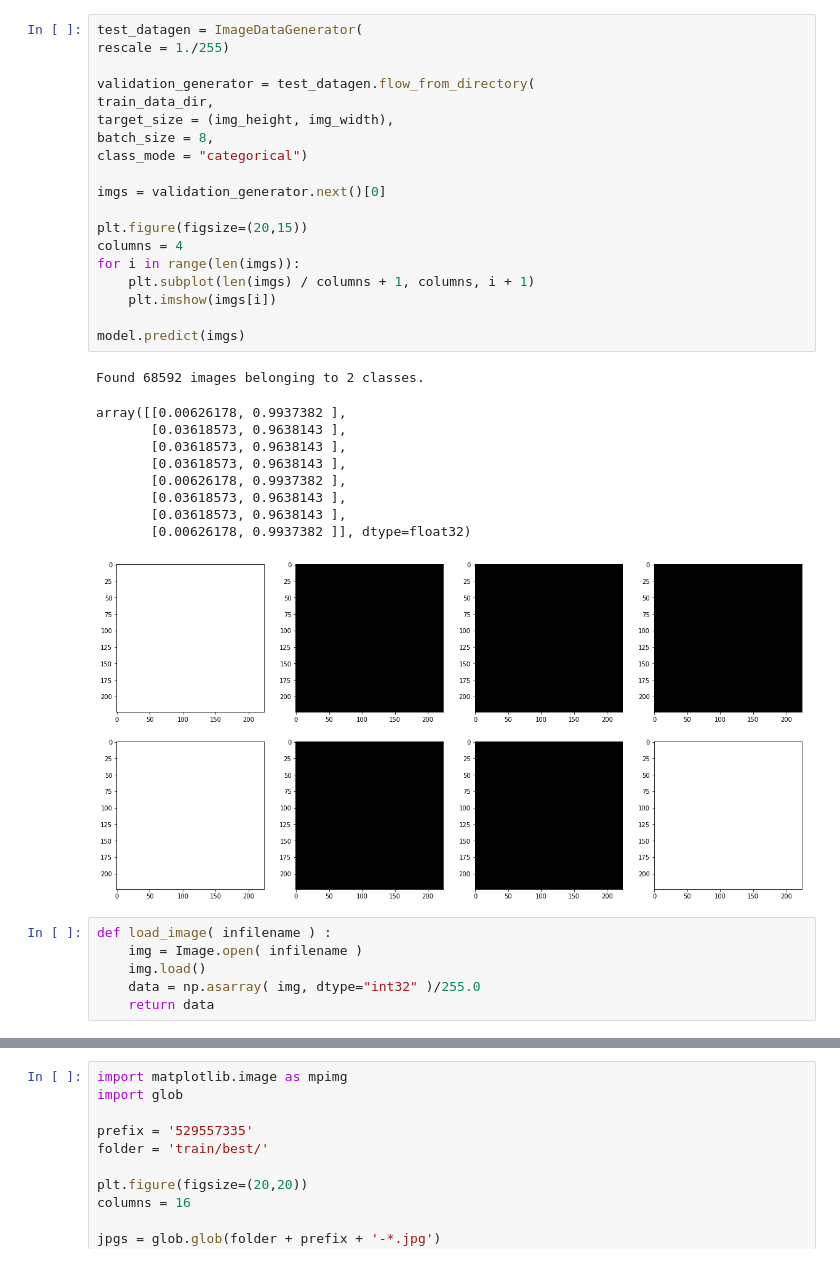
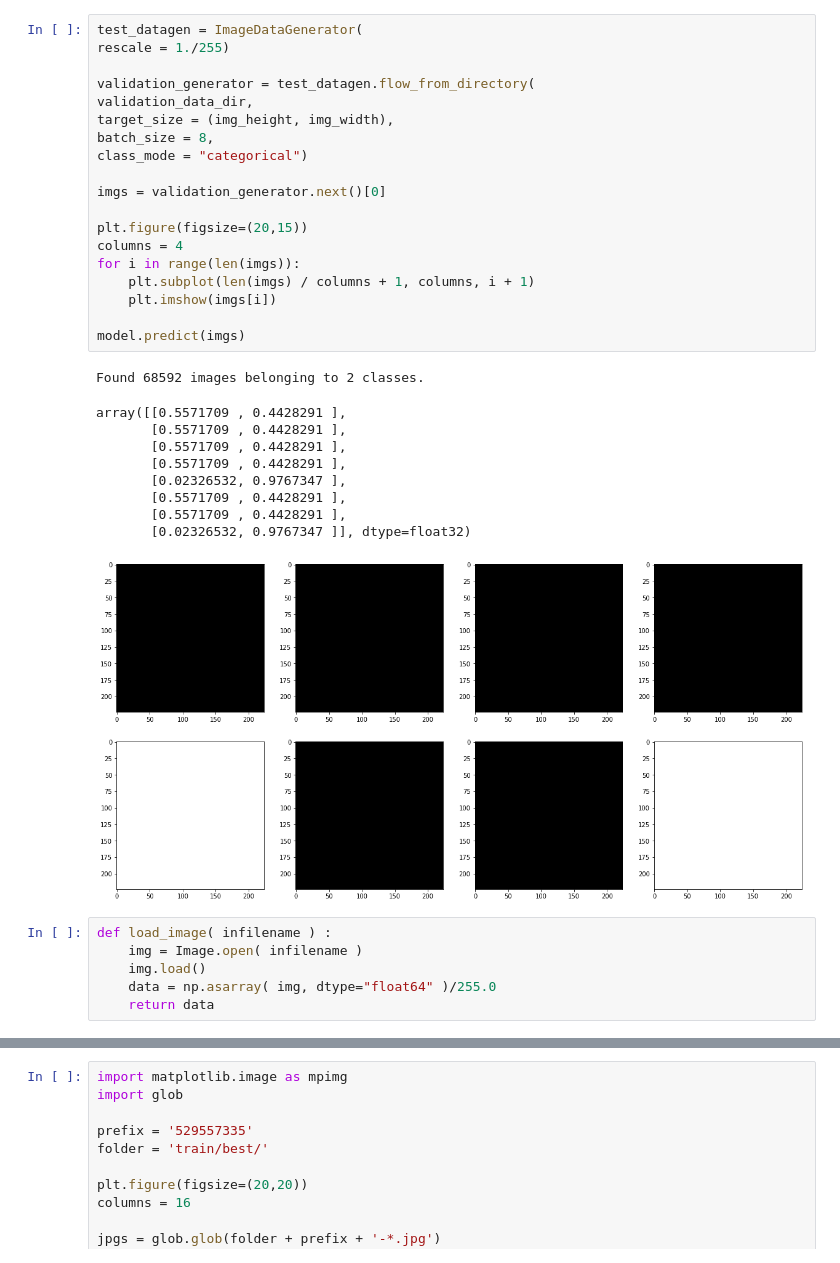
Before and after one commit to test-v1/notebooks-1, a Jupyter notebook: 3dprinting/validation.ipynb, the cells around one changed output, grey strips where cells are left out. Drawn from its saved outputs; the diff is of its cells as text.

```diff
--- a/3dprinting/validation.ipynb
+++ b/3dprinting/validation.ipynb
@@ -38,36 +22,36 @@ ________________________________________________________________________________
 # %%
 test_datagen = ImageDataGenerator(
 rescale = 1./255)
 
 validation_generator = test_datagen.flow_from_directory(
-train_data_dir,
+validation_data_dir,
 target_size = (img_height, img_width),
 batch_size = 8,
 class_mode = "categorical")
 
 imgs = validation_generator.next()[0]
 
 plt.figure(figsize=(20,15))
 columns = 4
 for i in range(len(imgs)):
     plt.subplot(len(imgs) / columns + 1, columns, i + 1)
     plt.imshow(imgs[i])
 
 model.predict(imgs)
 # %% [output]
 Found 68592 images belonging to 2 classes.
-array([[0.00626178, 0.9937382 ],
-       [0.03618573, 0.9638143 ],
-       [0.03618573, 0.9638143 ],
-       [0.03618573, 0.9638143 ],
-       [0.00626178, 0.9937382 ],
-       [0.03618573, 0.9638143 ],
-       [0.03618573, 0.9638143 ],
-       [0.00626178, 0.9937382 ]], dtype=float32)
+array([[0.5571709 , 0.4428291 ],
+       [0.5571709 , 0.4428291 ],
+       [0.5571709 , 0.4428291 ],
+       [0.5571709 , 0.4428291 ],
+       [0.02326532, 0.9767347 ],
+       [0.5571709 , 0.4428291 ],
+       [0.5571709 , 0.4428291 ],
+       [0.02326532, 0.9767347 ]], dtype=float32)
-[figure, old version]
+[figure, new version]
 # %%
 def load_image( infilename ) :
     img = Image.open( infilename )
     img.load()
-    data = np.asarray( img, dtype="int32" )/255.0
+    data = np.asarray( img, dtype="float64" )/255.0
     return data
```
Also changed, not shown: parts of 8 cells of this notebook, 2 other files.
